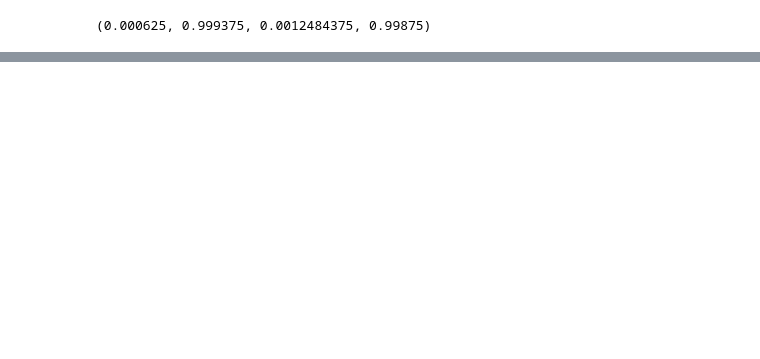
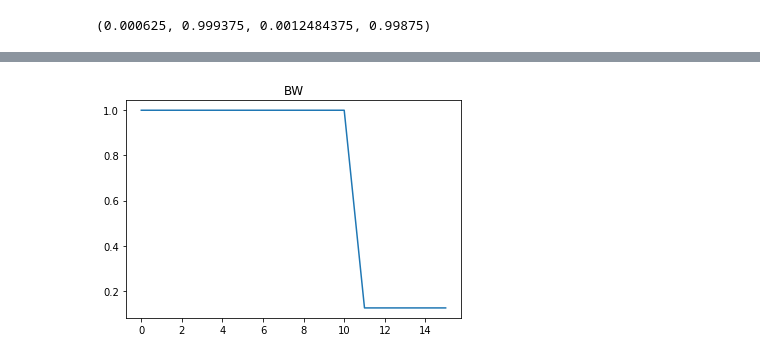
Before and after one commit to mikeg64/hermes, a Jupyter notebook: python/compare-hermes-sac-1d.ipynb, the cells around one changed output, grey strips where cells are left out. Saved outputs shown, nothing was run; the diff lists cells and outputs as text; code cells hidden in the pictures; blank space fills up the shorter version.

```diff
--- a/python/compare-hermes-sac-1d.ipynb
+++ b/python/compare-hermes-sac-1d.ipynb
@@ -122,0 +124,6 @@ plt.show()
+# %%
+plt.plot(allsacdat1[240:256,3,2])
+plt.title('BW')
+plt.show()
+# %% [output]
+[figure, added]
```
Also changed, not shown: parts of 9 cells of this notebook, 4 other files.
